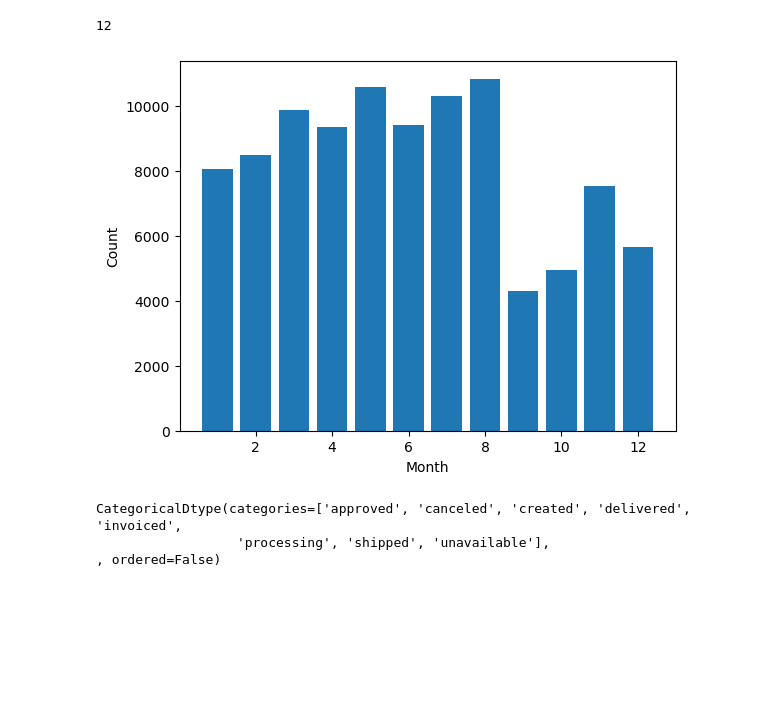
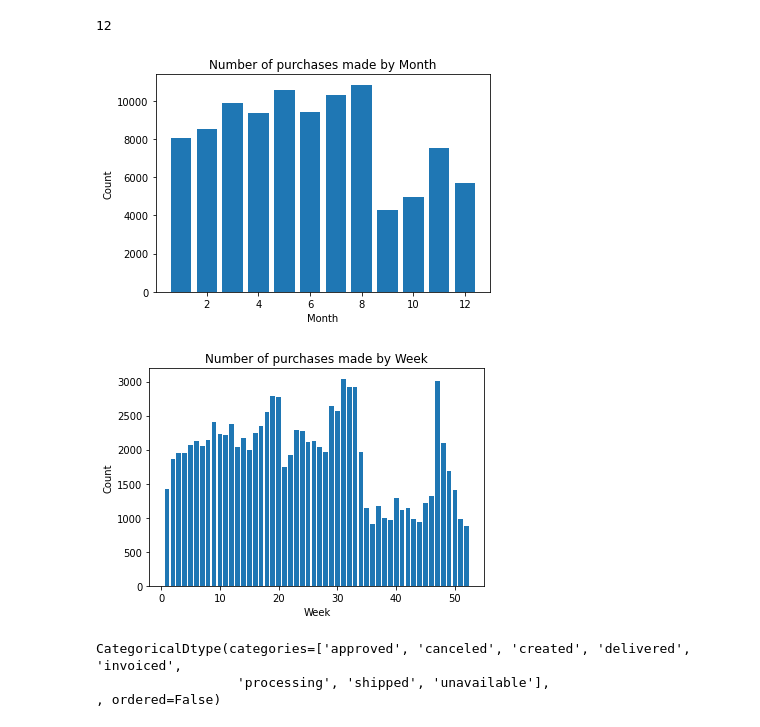
Before and after one commit to Tyna-504/ufcfmm-recommender, a Jupyter notebook: Subtask 1 EDA.ipynb, the cells around one changed output. Saved outputs shown, nothing was run; the diff lists cells and outputs as text; code cells hidden in the pictures; blank space fills up the shorter version.

```diff
--- a/Subtask 1 EDA.ipynb
+++ b/Subtask 1 EDA.ipynb
@@ -391,16 +414,31 @@ order_data['delivery_time'].mean().days # calculate the mean
 # %%
 # Plot out the count of purchase month
 order_data_month = pd.DataFrame({'month': order_data['order_purchase_timestamp'].dt.month}) # Extract month column
 month_counts = order_data_month['month'].value_counts() # Count the occurrences of each month
 
 # Create a bar chart of the month counts
 fig, ax = plt.subplots()
 ax.bar(month_counts.index, month_counts.values)
 ax.set_xlabel('Month') # Set axis labels
 ax.set_ylabel('Count')
+plt.title('Number of purchases made by Month')
 plt.show() # Show the plot
+
+
+# Plot out the count of purchase week
+order_data_week = pd.DataFrame({'week': order_data['order_purchase_timestamp'].dt.isocalendar().week}) # Extract week column
+week_counts = order_data_week['week'].value_counts() # Count the occurrences of each week
+
+# Create a bar chart of the week counts
+fig, ax = plt.subplots()
+ax.bar(week_counts.index, week_counts.values)
+ax.set_xlabel('Week') # Set axis labels
+ax.set_ylabel('Count')
+plt.title('Number of purchases made by Week')
+plt.show() # Show the plot
 # %% [output]
-[figure, old version]
+[figure, new version]
+[figure, added]
 # %%
 # Convert order_status to a categorical variable
 order_data['order_status'] = order_data['order_status'].astype('category')
```
Also changed, not shown: parts of 4 cells of this notebook.
